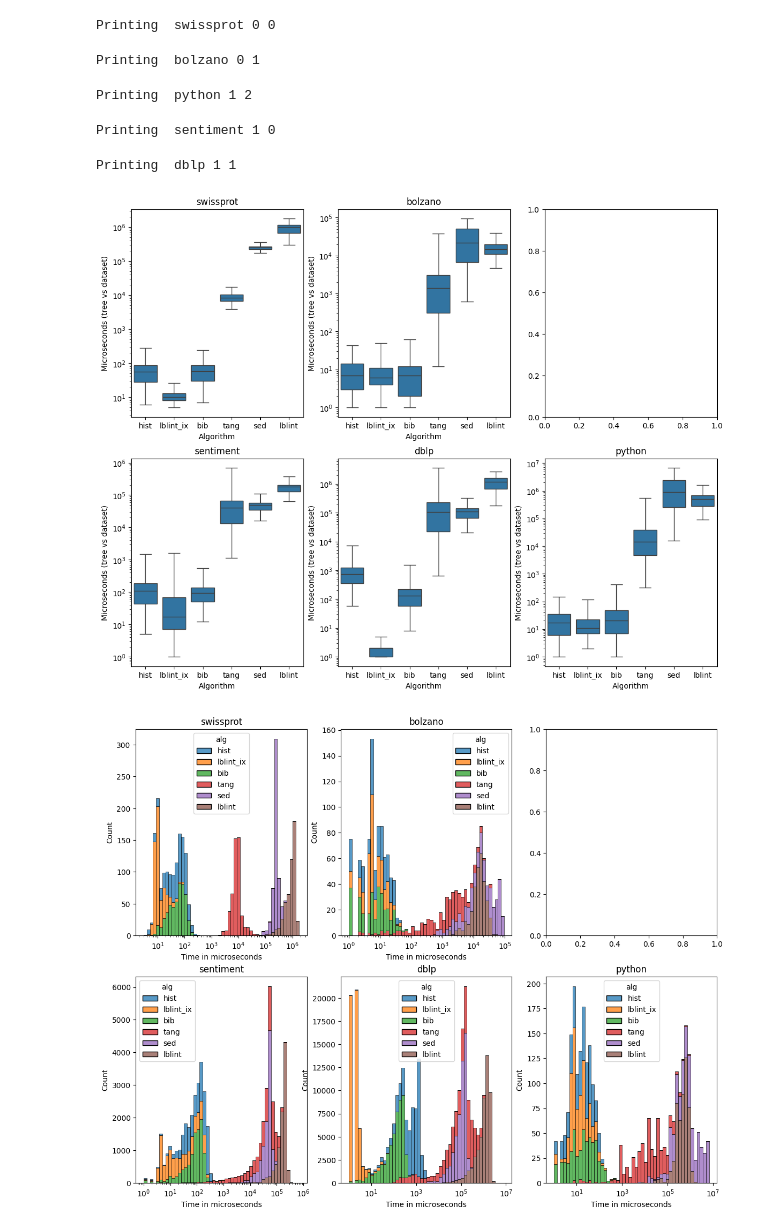
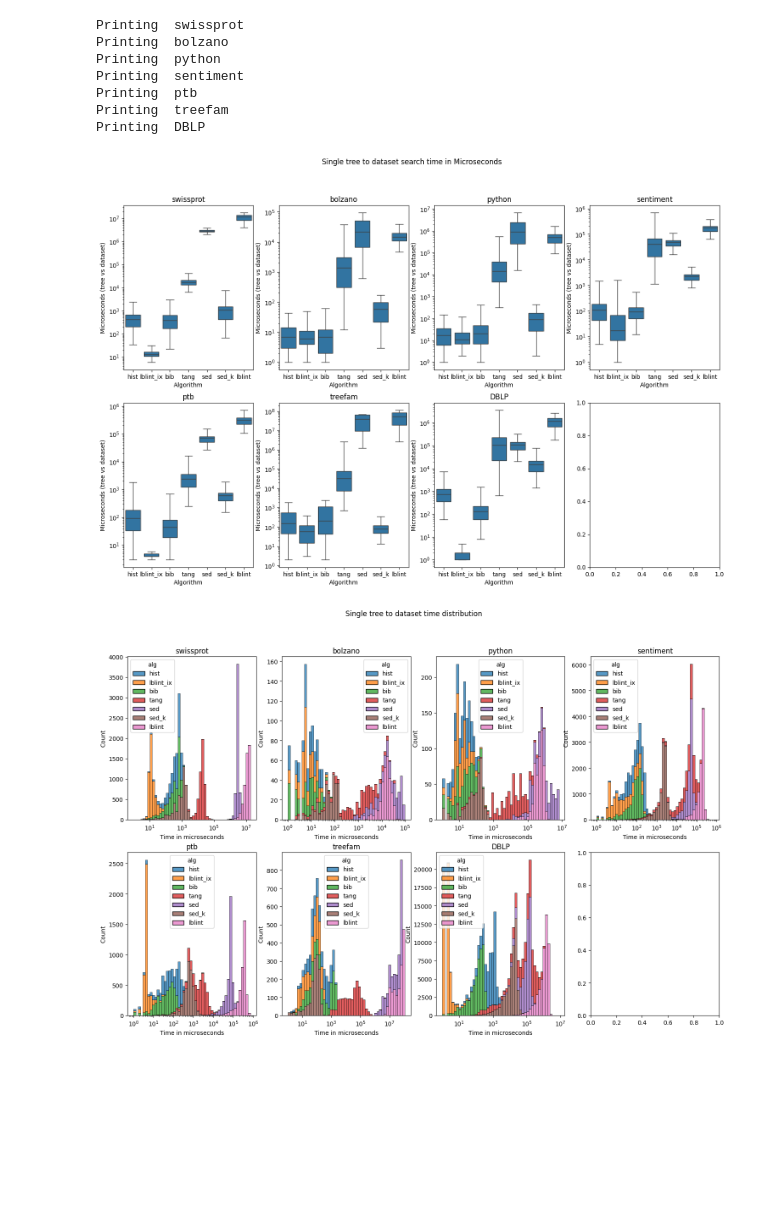
Before and after one commit to LukMRVC/tree-similiarity-experiments, a Jupyter notebook: viz.ipynb, the cells around one changed output. Saved outputs shown, nothing was run; the diff lists cells and outputs as text; code cells hidden in the pictures; blank space fills up the shorter version.

```diff
--- a/viz.ipynb
+++ b/viz.ipynb
@@ -10,17 +18,15 @@ BASEPATH = '/home/lukas/school/ted-ds'
 # %%
-from os.path import exists
-
+BASEPATH = 'results'
 def load_dataset(dataset: str, threshold: int):
     algorithm_times = dict()
-    for ALG in ALGORITHMS:
-        path = f'{BASEPATH}/{dataset}/{ALG}_us.txt'
+    for ALG in ALGORITHMS.keys():
+        path = f'{BASEPATH}/{dataset.lower()}/{ALG}_us.txt'
         if not exists(path):
-            print(ALG, 'is not computed for', dataset, ' skipping')
+            print(ALG, 'is not computed for', dataset, f'{path} skipping')
             continue
 
-        path2 = f'{BASEPATH}/{dataset}/precision-{ALG}-{threshold}.txt'
+        path2 = f'{BASEPATH}/{dataset.lower()}/precision-{ALG}-{threshold}.txt'
         df = pd.read_csv(path, names=["time"])
         precision = pd.read_csv(path2, delimiter=';')
         algorithm_times[ALG] = [df, precision]
-
     return algorithm_times
@@ -43,5 +33,5 @@ def draw_results(dataset_name: str, threshold: int):
 # %%
-tested_values= [('swissprot', 20), ('bolzano', 20), ('python', 30), ('sentiment', 10), ('dblp', 6)]
+tested_values= [('swissprot', 20), ('bolzano', 20), ('python', 30), ('sentiment', 10), ('ptb', 10), ('treefam', 15), ('DBLP', 6)]
 # %%
 dataframes = dict()
 for ds, t in tested_values:
@@ -53,7 +38,0 @@ dataframes['sentiment']['sed'][0].size
-# %%
-df = pd.DataFrame()
-for alg in dataframes['sentiment'].keys():
-    times = dataframes['sentiment'][alg][0].copy()
-    times['alg'] = alg
-    df = pd.concat([df, times])
-df.head()
@@ -72,9 +38,0 @@ sns.boxplot(data=df, x='alg', y='time', log_scale=True, showfliers=False)
-# %%
-df = pd.DataFrame()
-for alg in dataframes['python'].keys():
-    if alg == 'tang':
-        continue
-    times = dataframes['python'][alg][0].copy()
-    times['alg'] = alg
-    df = pd.concat([df, times])
-df.head()
@@ -97,26 +93,29 @@ AttributeError: 'list' object has no attribute 'size'
 # %%
-f, axes = plt.subplots(2, 3, figsize=(14, 11))
-f, axes2 = plt.subplots(2, 3, figsize=(14, 11))
+f, axes = plt.subplots(2, 4, figsize=(18, 11))
+f.suptitle('Single tree to dataset search time in Microseconds')
+f2, axes2 = plt.subplots(2, 4, figsize=(18, 11))
+f2.suptitle('Single tree to dataset time distribution')
 for i, (ds, x) in enumerate(tested_values):
-    ax = int(i >= 2)
-    ay = i % 3
+    ax = int(i >= 4)
+    ay = i % 4
     axes[ax][ay].set_title(ds)
-    axes2[ax][ay].set_title(ds)
-    print('Printing ', ds, ax, ay)
+    print('Printing ', ds)
     df = pd.DataFrame()
     for alg in dataframes[ds].keys():
         times = dataframes[ds][alg][0].copy()
         times['alg'] = alg
         df = pd.concat([df, times])
     bp = sns.boxplot(data=df, x='alg', y='time', log_scale=True, showfliers=False, ax=axes[ax][ay])
     bp.set(xlabel='Algorithm', ylabel='Microseconds (tree vs dataset)')
     hp = sns.histplot(data=df, x="time", hue='alg', log_scale=True, multiple="stack", ax=axes2[ax][ay], bins=50)
-    hp.set(xlabel='Time in microseconds')
+    hp.set(xlabel='Time in microseconds', title=ds)
 # %% [output]
-Printing  swissprot 0 0
+Printing  swissprot
+Printing  bolzano
+Printing  python
+Printing  sentiment
+Printing  ptb
+Printing  treefam
+Printing  DBLP
-Printing  bolzano 0 1
-Printing  python 1 2
-Printing  sentiment 1 0
-Printing  dblp 1 1
-[figure, old version]
+[figure, new version]
-[figure, old version]
+[figure, new version]
```
Also changed, not shown: parts of 26 cells of this notebook, 1 other file.
